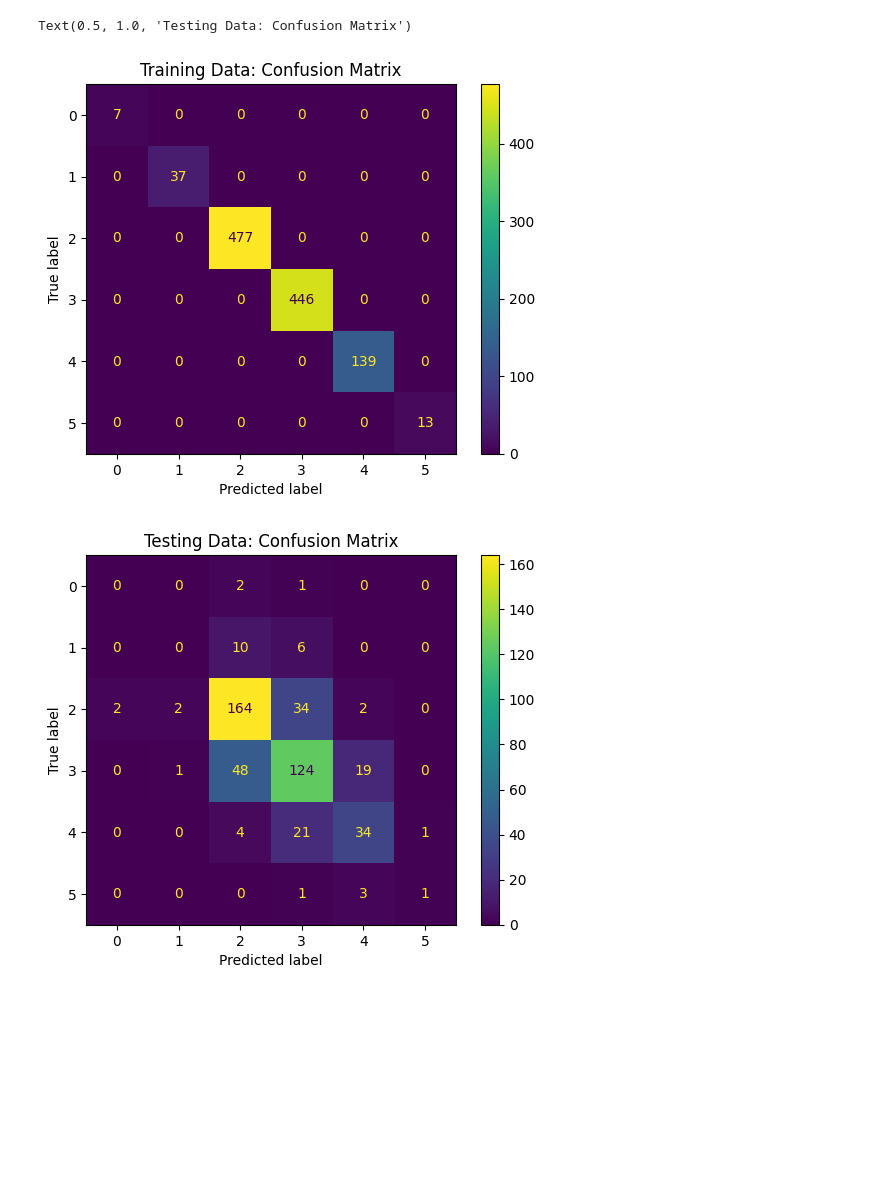
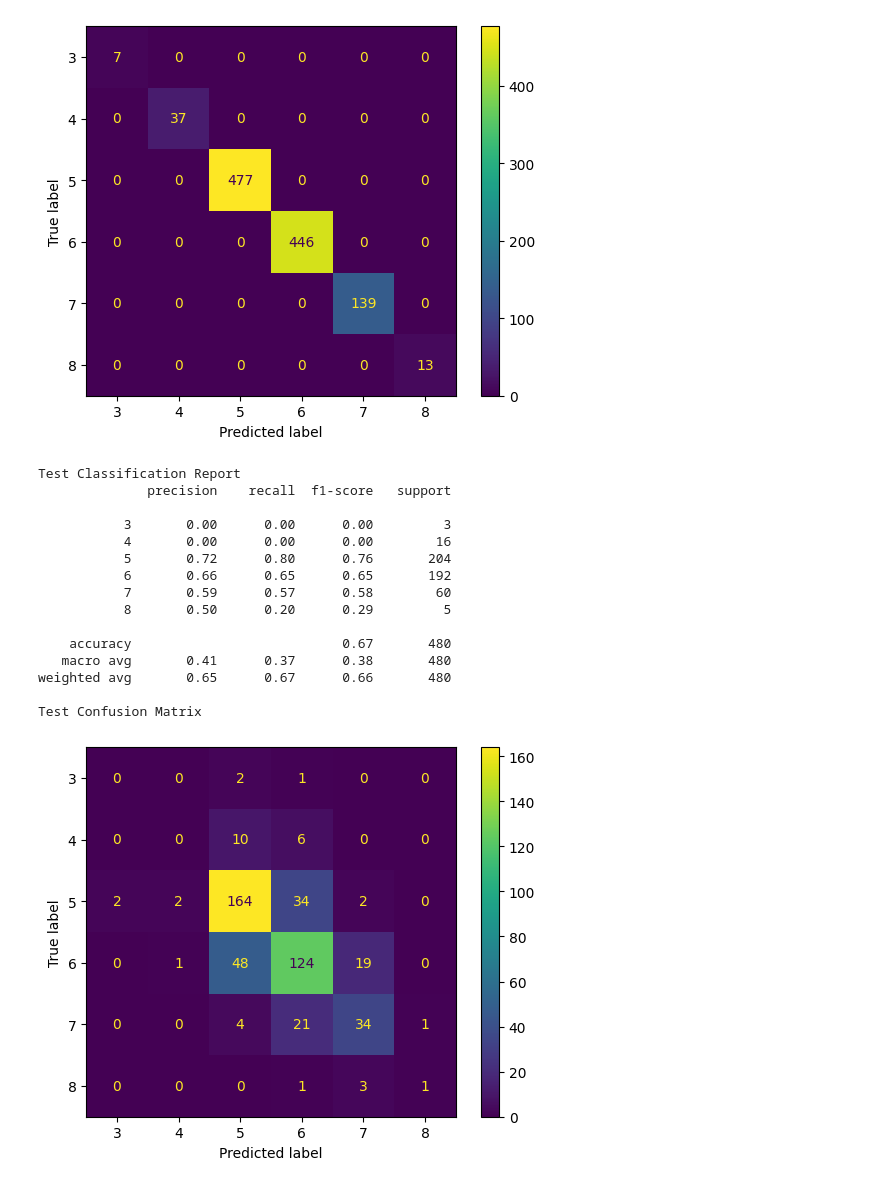
Before and after one commit to pctiope/AI221, a Jupyter notebook: Ensemble_Learning/mex3_1.ipynb, the cells around one changed output. Saved outputs shown, nothing was run; the diff lists cells and outputs as text; code cells hidden in the pictures; blank space fills up the shorter version.

```diff
--- a/Ensemble_Learning/mex3_1.ipynb
+++ b/Ensemble_Learning/mex3_1.ipynb
@@ -239,29 +204,8 @@ weighted avg       0.55      0.58      0.56       480
 # %%
-import seaborn as sns
-import xgboost as xgb
-import pandas as pd
-import numpy as np
-import math
-import warnings
-import matplotlib.pyplot as plt
-from sklearn.model_selection import train_test_split
-from sklearn.metrics import mean_squared_error
-from sklearn.preprocessing import OrdinalEncoder
-# print classification report
-from sklearn.metrics import confusion_matrix, ConfusionMatrixDisplay, classification_report
-warnings.filterwarnings("ignore")
-
-# Encode target labels to 0-based indices for XGBoost
-from sklearn.preprocessing import LabelEncoder
-
 label_encoder = LabelEncoder()
 y_train_enc = label_encoder.fit_transform(y_train)
 y_test_enc = label_encoder.transform(y_test)
-
-# Number of classes
 num_classes = len(label_encoder.classes_)
-
-# Create classification matrices
 dtrain_clf = xgb.DMatrix(X_train, y_train_enc, enable_categorical=True)
 dtest_clf = xgb.DMatrix(X_test, y_test_enc, enable_categorical=True)
 
@@ -273,8 +217,6 @@ model = xgb.train(
    dtrain=dtrain_clf,
    num_boost_round=n
 )
-
-# XGBoost with cross-validation is used
 results = xgb.cv(
    params, dtrain_clf,
    num_boost_round=n,
@@ -284,20 +226,18 @@ results = xgb.cv(
 y_pred_train = model.predict(dtrain_clf)
 y_pred_test = model.predict(dtest_clf)
 
-# Decode predictions back to original labels
 y_pred_train_labels = label_encoder.inverse_transform(y_pred_train.argmax(axis=1))
 y_pred_test_labels = label_encoder.inverse_transform(y_pred_test.argmax(axis=1))
 
+print('Training Classification Report')
 print(classification_report(y_train, y_pred_train_labels))
+print('Training Confusion Matrix')
+ConfusionMatrixDisplay.from_predictions(y_train, y_pred_train_labels)
+plt.show()
+
+print('Test Classification Report')
 print(classification_report(y_test, y_pred_test_labels))
-
-cfm = confusion_matrix(y_train, y_pred_train_labels)
-cm_display = ConfusionMatrixDisplay(confusion_matrix=cfm)
-cm_display.plot()
-plt.title('Training Data: Confusion Matrix')
-
-cfm = confusion_matrix(y_test, y_pred_test_labels)
-cm_display = ConfusionMatrixDisplay(confusion_matrix=cfm)
-cm_display.plot()
-plt.title('Testing Data: Confusion Matrix')
+print('Test Confusion Matrix')
+ConfusionMatrixDisplay.from_predictions(y_test, y_pred_test_labels)
+plt.show()
 # %% [output]
@@ -321,3 +259,17 @@ weighted avg       0.65      0.67      0.66       480
+[figure, new version]
-Text(0.5, 1.0, 'Testing Data: Confusion Matrix')
+Test Classification Report
+              precision    recall  f1-score   support
+
+           3       0.00      0.00      0.00         3
+           4       0.00      0.00      0.00        16
+           5       0.72      0.80      0.76       204
+           6       0.66      0.65      0.65       192
+           7       0.59      0.57      0.58        60
+           8       0.50      0.20      0.29         5
+
+    accuracy                           0.67       480
+   macro avg       0.41      0.37      0.38       480
+weighted avg       0.65      0.67      0.66       480
+
+Test Confusion Matrix
-[figure, old version]
-[figure, old version]
+[figure, new version]
```
Also changed, not shown: parts of 6 cells of this notebook, 6 other files.
